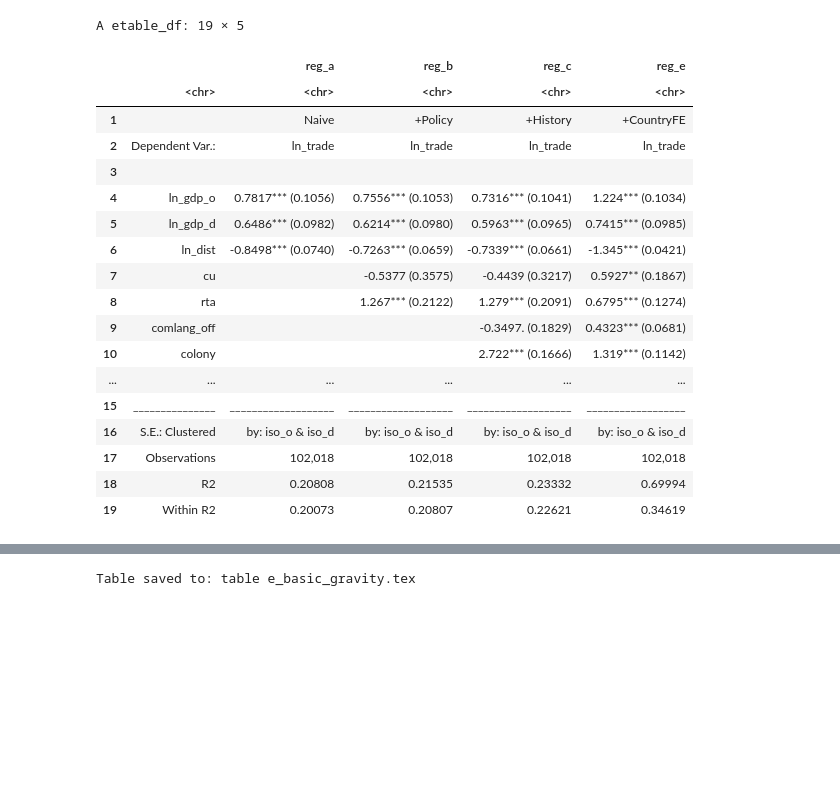
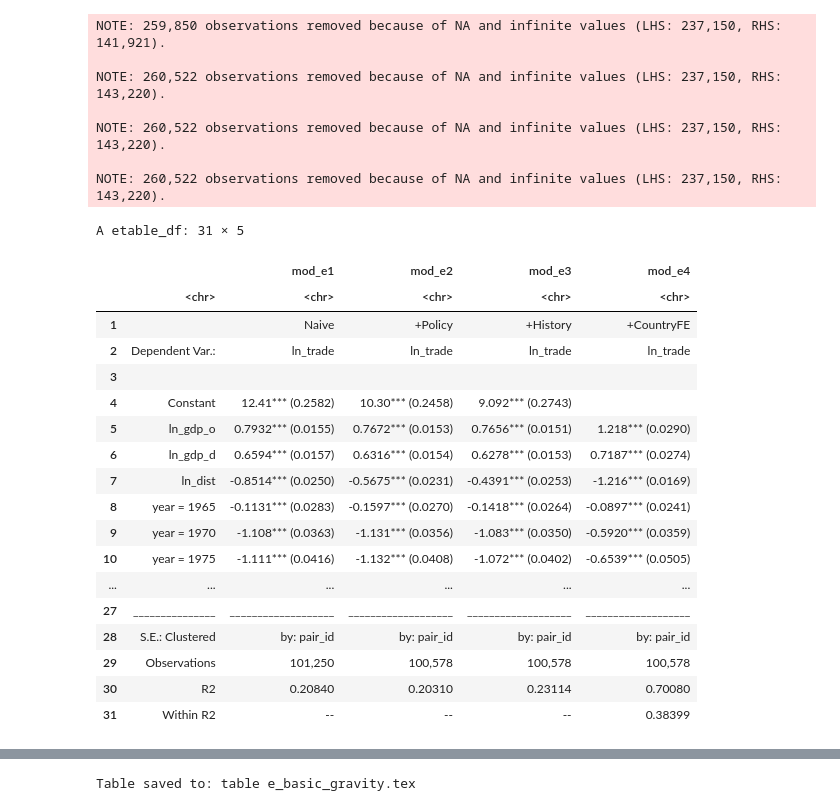
Before and after one commit to Manjusaka666/IHEID, a Jupyter notebook: International Trade II/Applied Work/trade.ipynb, the cells around one changed output, grey strips where cells are left out. Drawn from its saved outputs; the diff is of its cells as text; code cells hidden in the pictures; blank space fills up the shorter version.

```diff
--- a/International Trade II/Applied Work/trade.ipynb
+++ b/International Trade II/Applied Work/trade.ipynb
@@ -218,50 +212,62 @@ print(p_evolution)
 # %%
 # ======================
 # GRAVITY ESTIMATIONS (Question e)
 # ======================
 
-# (a) Traditional Gravity (GDP + Dist)
-reg_a <- feols(ln_trade ~ ln_gdp_o + ln_gdp_d + ln_dist | year,
-               data = gravity_clean, cluster = ~iso_o + iso_d)
+# Create pair identifier for clustering
+gravity_clean <- gravity_clean %>%
+  mutate(
+    ln_dist = log(distw),
+    pair_id = interaction(iso_o, iso_d, drop = TRUE)
+  )
 
-# (b) Adding CU and RTA
-reg_b <- feols(ln_trade ~ ln_gdp_o + ln_gdp_d + ln_dist + cu + rta | year,
-               data = gravity_clean, cluster = ~iso_o + iso_d)
+# (e1) Traditional Gravity (GDP + Dist)
+mod_e1 <- feols(ln_trade ~ ln_gdp_o + ln_gdp_d + ln_dist + i(year),
+               data = gravity_clean, cluster = ~pair_id)
 
-# (c) Adding Historical Ties (Language, Colony)
-reg_c <- feols(ln_trade ~ ln_gdp_o + ln_gdp_d + ln_dist + cu + rta +
-               comlang_off + colony | year,
-               data = gravity_clean, cluster = ~iso_o + iso_d)
+# (e2) Adding CU and RTA
+mod_e2 <- feols(ln_trade ~ ln_gdp_o + ln_gdp_d + ln_dist + cu + rta + i(year),
+               data = gravity_clean, cluster = ~pair_id)
 
-# (e) Importer and Exporter Fixed Effects (The "Anderson-van Wincoop" Approximation)
-# Note: Variables specific to a country (GDP) are perfectly collinear with Country FEs
-# if we use Year*Country FEs. If we use simple Country FEs, we can keep time-varying GDP.
-# Rose often uses simple Country FEs + Year FEs.
-reg_e <- feols(ln_trade ~ ln_gdp_o + ln_gdp_d + ln_dist + cu + rta +
-               comlang_off + colony | iso_o + iso_d + year,
-               data = gravity_clean, cluster = ~iso_o + iso_d)
+# (e3) Adding Historical Ties (Language, Colony)
+mod_e3 <- feols(ln_trade ~ ln_gdp_o + ln_gdp_d + ln_dist +
+               contig + comlang_off + colony + curcol + smctry + cu + rta + i(year),
+               data = gravity_clean, cluster = ~pair_id)
 
-etable(reg_a, reg_b, reg_c, reg_e, headers = c("Naive", "+Policy", "+History", "+CountryFE"))
+# (e4) Importer and Exporter Fixed Effects
+mod_e4 <- feols(ln_trade ~ ln_gdp_o + ln_gdp_d + ln_dist +
+               contig + comlang_off + colony + curcol + smctry + cu + rta +
+               i(year) | iso_o + iso_d,
+               data = gravity_clean, cluster = ~pair_id)
+
+etable(mod_e1, mod_e2, mod_e3, mod_e4, headers = c("Naive", "+Policy", "+History", "+CountryFE"))
 # %% [output]
-A etable_df: 19 × 5
+NOTE: 259,850 observations removed because of NA and infinite values (LHS: 237,150, RHS: 141,921).
+
+NOTE: 260,522 observations removed because of NA and infinite values (LHS: 237,150, RHS: 143,220).
+
+NOTE: 260,522 observations removed because of NA and infinite values (LHS: 237,150, RHS: 143,220).
+
+NOTE: 260,522 observations removed because of NA and infinite values (LHS: 237,150, RHS: 143,220).
+A etable_df: 31 × 5
-|  |  | reg_a | reg_b | reg_c | reg_e |
+|  |  | mod_e1 | mod_e2 | mod_e3 | mod_e4 |
 |  | <chr> | <chr> | <chr> | <chr> | <chr> |
 | 1 |  | Naive | +Policy | +History | +CountryFE |
 | 2 | Dependent Var.: | ln_trade | ln_trade | ln_trade | ln_trade |
 | 3 |  |  |  |  |  |
-| 4 | ln_gdp_o | 0.7817*** (0.1056) | 0.7556*** (0.1053) | 0.7316*** (0.1041) | 1.224*** (0.1034) |
-| 5 | ln_gdp_d | 0.6486*** (0.0982) | 0.6214*** (0.0980) | 0.5963*** (0.0965) | 0.7415*** (0.0985) |
-| 6 | ln_dist | -0.8498*** (0.0740) | -0.7263*** (0.0659) | -0.7339*** (0.0661) | -1.345*** (0.0421) |
-| 7 | cu |  | -0.5377 (0.3575) | -0.4439 (0.3217) | 0.5927** (0.1867) |
-| 8 | rta |  | 1.267*** (0.2122) | 1.279*** (0.2091) | 0.6795*** (0.1274) |
-| 9 | comlang_off |  |  | -0.3497. (0.1829) | 0.4323*** (0.0681) |
-| 10 | colony |  |  | 2.722*** (0.1666) | 1.319*** (0.1142) |
+| 4 | Constant | 12.41*** (0.2582) | 10.30*** (0.2458) | 9.092*** (0.2743) |  |
+| 5 | ln_gdp_o | 0.7932*** (0.0155) | 0.7672*** (0.0153) | 0.7656*** (0.0151) | 1.218*** (0.0290) |
+| 6 | ln_gdp_d | 0.6594*** (0.0157) | 0.6316*** (0.0154) | 0.6278*** (0.0153) | 0.7187*** (0.0274) |
+| 7 | ln_dist | -0.8514*** (0.0250) | -0.5675*** (0.0231) | -0.4391*** (0.0253) | -1.216*** (0.0169) |
+| 8 | year = 1965 | -0.1131*** (0.0283) | -0.1597*** (0.0270) | -0.1418*** (0.0264) | -0.0897*** (0.0241) |
+| 9 | year = 1970 | -1.108*** (0.0363) | -1.131*** (0.0356) | -1.083*** (0.0350) | -0.5920*** (0.0359) |
+| 10 | year = 1975 | -1.111*** (0.0416) | -1.132*** (0.0408) | -1.072*** (0.0402) | -0.6539*** (0.0505) |
 | ... | ... | ... | ... | ... | ... |
-| 15 | _______________ | ___________________ | ___________________ | ___________________ | __________________ |
-| 16 | S.E.: Clustered | by: iso_o & iso_d | by: iso_o & iso_d | by: iso_o & iso_d | by: iso_o & iso_d |
-| 17 | Observations | 102,018 | 102,018 | 102,018 | 102,018 |
-| 18 | R2 | 0.20808 | 0.21535 | 0.23332 | 0.69994 |
-| 19 | Within R2 | 0.20073 | 0.20807 | 0.22621 | 0.34619 |
+| 27 | _______________ | ___________________ | ___________________ | ___________________ | ___________________ |
+| 28 | S.E.: Clustered | by: pair_id | by: pair_id | by: pair_id | by: pair_id |
+| 29 | Observations | 101,250 | 100,578 | 100,578 | 100,578 |
+| 30 | R2 | 0.20840 | 0.20310 | 0.23114 | 0.70080 |
+| 31 | Within R2 | -- | -- | -- | 0.38399 |
 # %%
 # ============================================================================
 # Question h: Year-by-Year Regressions with Country Fixed Effects
```
Also changed, not shown: parts of 20 cells of this notebook, 27 other files.
